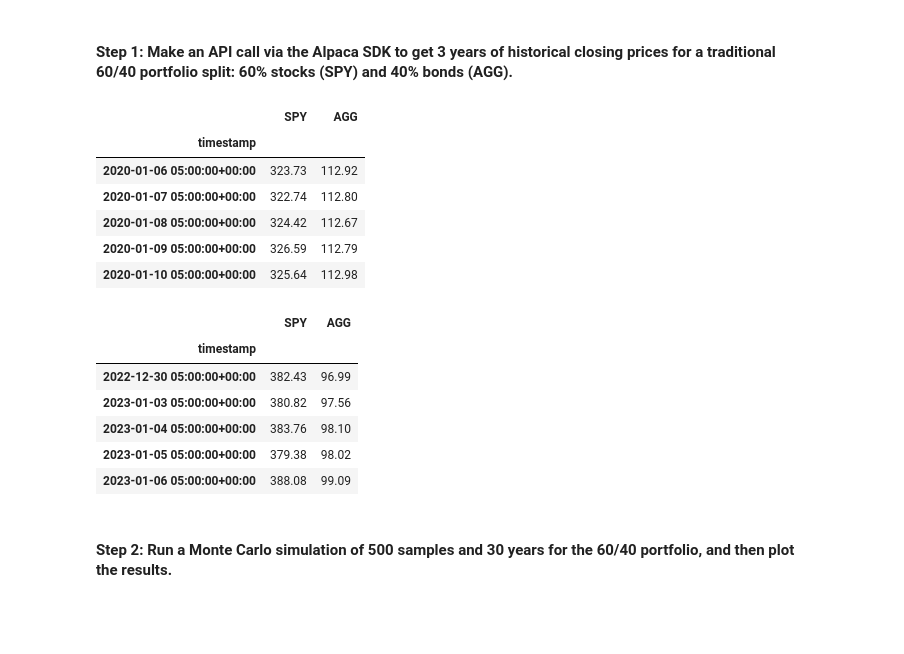
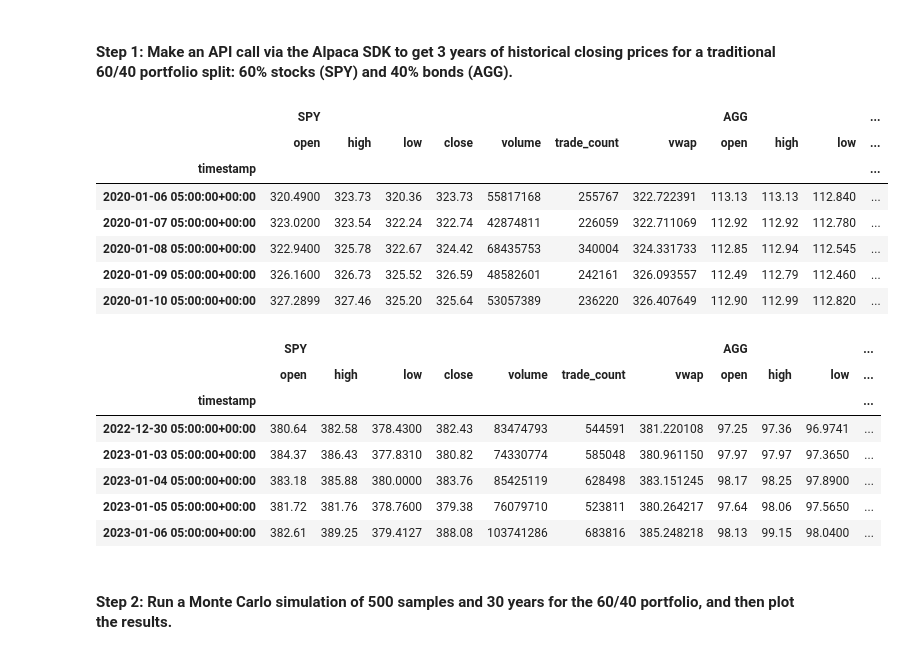
Before and after one commit to brianwander/Monte_Carlo_Forecasting, a Jupyter notebook: financial_planning_tools.ipynb, the cells around one changed output. Drawn from its saved outputs; the diff is of its cells as text; code cells hidden in the pictures; blank space fills up the shorter version.

```diff
--- a/financial_planning_tools.ipynb
+++ b/financial_planning_tools.ipynb
@@ -393,37 +393,36 @@ end_date=pd.Timestamp('2023-01-06',tz='America/New_York').isoformat()
 # %%
 # Use the Alpaca get_bars function to make the API call to get the 3 years worth of pricing data
 # The tickers and timeframe parameters should have been set in Part 1 of this activity
 # The start and end dates should be updated with the information set above
 # Remember to add the df property to the end of the call so the response is returned as a DataFrame
 historical_df=alpaca.get_bars(tickers,timeframe,start=start_date,end=end_date).df
 
 # Reorganize the DataFrame
 # Separate ticker data
 SPY=historical_df[historical_df['symbol']=='SPY'].drop('symbol',axis=1)
 AGG=historical_df[historical_df['symbol']=='AGG'].drop('symbol', axis=1)
 # Concatenate the ticker DataFrames
 df_historical=pd.concat((SPY,AGG),axis=1,keys=['SPY','AGG'])
-df_historical_close=df_historical.loc[:,[('SPY','close'),('AGG','close')]]
-df_historical_close=pd.DataFrame(df_historical_close)
-df_historical_close.columns=(['SPY','AGG'])
 # Display both the first and last five rows of the DataFrame
-display(df_historical_close.head())
-display(df_historical_close.tail())
+display(df_historical.head())
+display(df_historical.tail())
 # %% [output]
-|  | SPY | AGG |
-| timestamp |  |  |
-| 2020-01-06 05:00:00+00:00 | 323.73 | 112.92 |
-| 2020-01-07 05:00:00+00:00 | 322.74 | 112.80 |
-| 2020-01-08 05:00:00+00:00 | 324.42 | 112.67 |
-| 2020-01-09 05:00:00+00:00 | 326.59 | 112.79 |
-| 2020-01-10 05:00:00+00:00 | 325.64 | 112.98 |
+|  | SPY |  |  |  |  |  |  | AGG |  |  | ... |
+|  | open | high | low | close | volume | trade_count | vwap | open | high | low | ... |
+| timestamp |  |  |  |  |  |  |  |  |  |  | ... |
+| 2020-01-06 05:00:00+00:00 | 320.4900 | 323.73 | 320.36 | 323.73 | 55817168 | 255767 | 322.722391 | 113.13 | 113.13 | 112.840 | ... |
+| 2020-01-07 05:00:00+00:00 | 323.0200 | 323.54 | 322.24 | 322.74 | 42874811 | 226059 | 322.711069 | 112.92 | 112.92 | 112.780 | ... |
+| 2020-01-08 05:00:00+00:00 | 322.9400 | 325.78 | 322.67 | 324.42 | 68435753 | 340004 | 324.331733 | 112.85 | 112.94 | 112.545 | ... |
+| 2020-01-09 05:00:00+00:00 | 326.1600 | 326.73 | 325.52 | 326.59 | 48582601 | 242161 | 326.093557 | 112.49 | 112.79 | 112.460 | ... |
+| 2020-01-10 05:00:00+00:00 | 327.2899 | 327.46 | 325.20 | 325.64 | 53057389 | 236220 | 326.407649 | 112.90 | 112.99 | 112.820 | ... |
-|  | SPY | AGG |
-| timestamp |  |  |
-| 2022-12-30 05:00:00+00:00 | 382.43 | 96.99 |
-| 2023-01-03 05:00:00+00:00 | 380.82 | 97.56 |
-| 2023-01-04 05:00:00+00:00 | 383.76 | 98.10 |
-| 2023-01-05 05:00:00+00:00 | 379.38 | 98.02 |
-| 2023-01-06 05:00:00+00:00 | 388.08 | 99.09 |
+|  | SPY |  |  |  |  |  |  | AGG |  |  | ... |
+|  | open | high | low | close | volume | trade_count | vwap | open | high | low | ... |
+| timestamp |  |  |  |  |  |  |  |  |  |  | ... |
+| 2022-12-30 05:00:00+00:00 | 380.64 | 382.58 | 378.4300 | 382.43 | 83474793 | 544591 | 381.220108 | 97.25 | 97.36 | 96.9741 | ... |
+| 2023-01-03 05:00:00+00:00 | 384.37 | 386.43 | 377.8310 | 380.82 | 74330774 | 585048 | 380.961150 | 97.97 | 97.97 | 97.3650 | ... |
+| 2023-01-04 05:00:00+00:00 | 383.18 | 385.88 | 380.0000 | 383.76 | 85425119 | 628498 | 383.151245 | 98.17 | 98.25 | 97.8900 | ... |
+| 2023-01-05 05:00:00+00:00 | 381.72 | 381.76 | 378.7600 | 379.38 | 76079710 | 523811 | 380.264217 | 97.64 | 98.06 | 97.5650 | ... |
+| 2023-01-06 05:00:00+00:00 | 382.61 | 389.25 | 379.4127 | 388.08 | 103741286 | 683816 | 385.248218 | 98.13 | 99.15 | 98.0400 | ... |
 # %% [markdown]
 #### Step 2: Run a Monte Carlo simulation of 500 samples and 30 years for the 60/40 portfolio, and then plot the results.
 # %%
```
Also changed, not shown: parts of 7 cells of this notebook, 2 other files.
